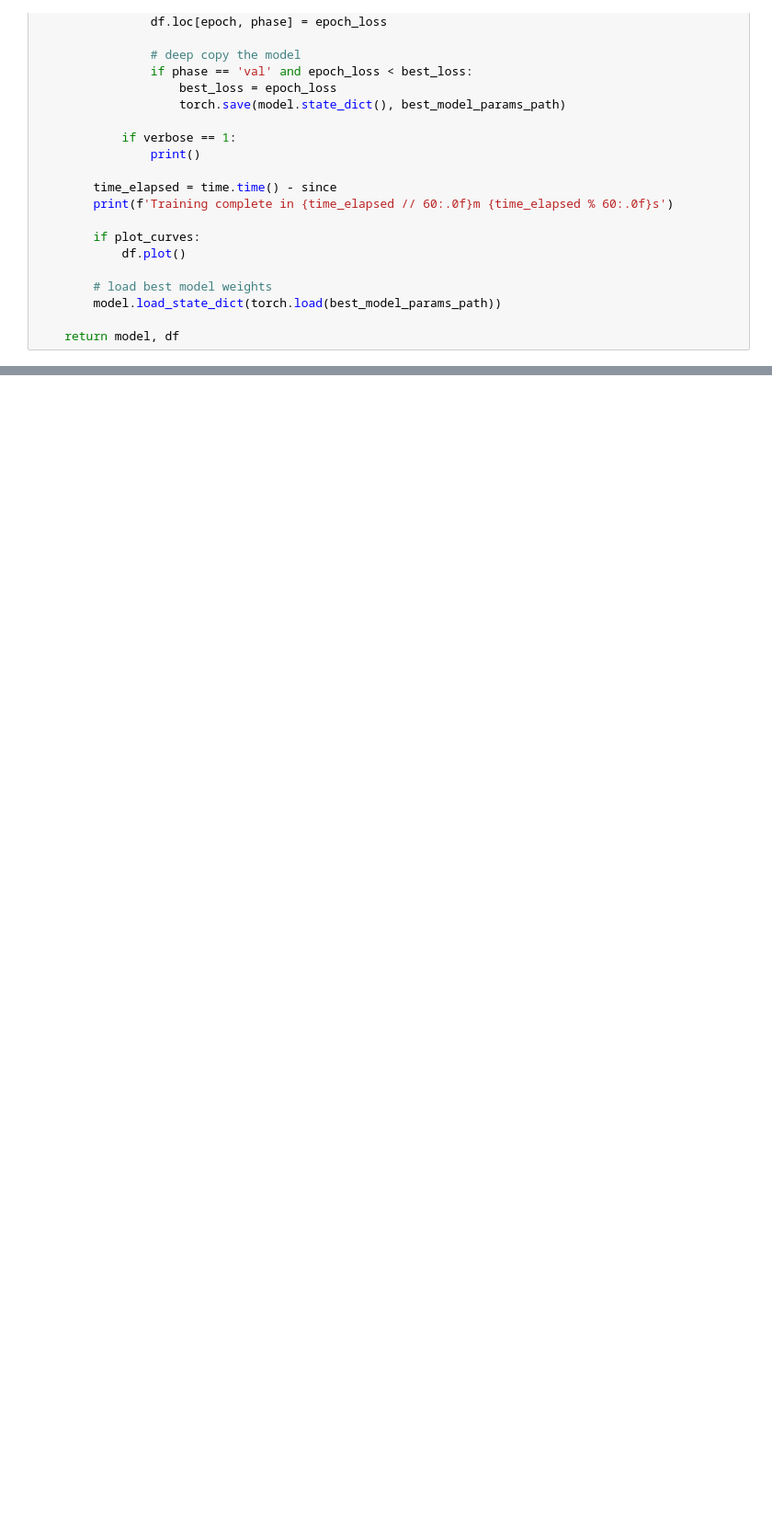
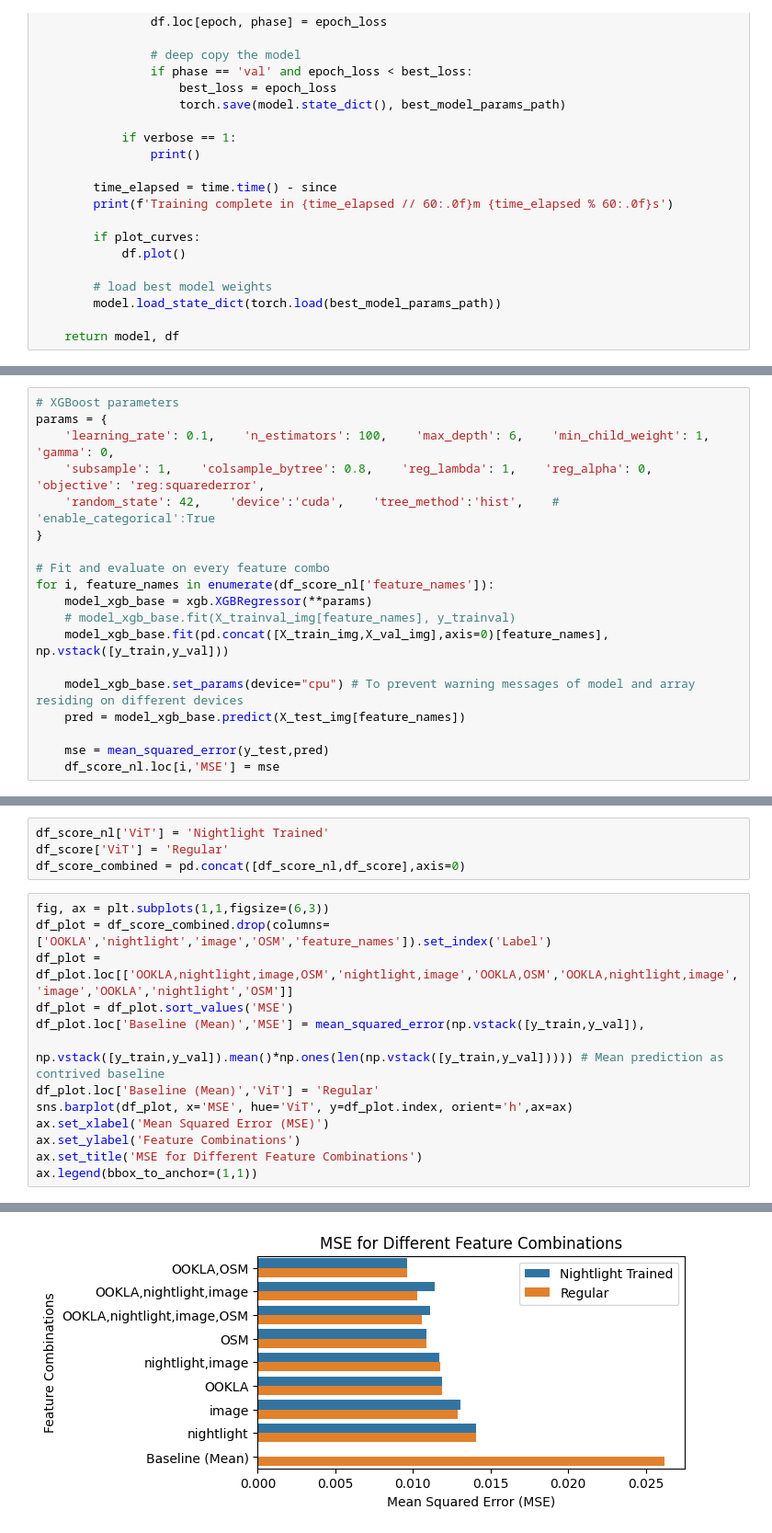
Before and after one commit to teofc111/poverty_mapping, a Jupyter notebook: poverty_mapping_pppp.ipynb, the cells around one changed output, grey strips where cells are left out. Shown at 92% size. Drawn from its saved outputs; the diff is of its cells as text; blank space fills up the shorter version.

```diff
--- a/poverty_mapping_pppp.ipynb
+++ b/poverty_mapping_pppp.ipynb
@@ -2956,0 +1288,19 @@ mean_squared_error(y_test,np.mean(np.hstack([y_train,y_val]))*np.ones(y_test.sha
+# %%
+# XGBoost parameters
+params = {
+    'learning_rate': 0.1,    'n_estimators': 100,    'max_depth': 6,    'min_child_weight': 1,    'gamma': 0,
+    'subsample': 1,    'colsample_bytree': 0.8,    'reg_lambda': 1,    'reg_alpha': 0,    'objective': 'reg:squarederror',
+    'random_state': 42,    'device':'cuda',    'tree_method':'hist',    # 'enable_categorical':True
+}
+
+# Fit and evaluate on every feature combo
+for i, feature_names in enumerate(df_score_nl['feature_names']):
+    model_xgb_base = xgb.XGBRegressor(**params)
+    # model_xgb_base.fit(X_trainval_img[feature_names], y_trainval)
+    model_xgb_base.fit(pd.concat([X_train_img,X_val_img],axis=0)[feature_names], np.vstack([y_train,y_val]))
+
+    model_xgb_base.set_params(device="cpu") # To prevent warning messages of model and array residing on different devices
+    pred = model_xgb_base.predict(X_test_img[feature_names])
+
+    mse = mean_squared_error(y_test,pred)
+    df_score_nl.loc[i,'MSE'] = mse
@@ -2956,0 +1309,18 @@ mean_squared_error(y_test,np.mean(np.hstack([y_train,y_val]))*np.ones(y_test.sha
+# %%
+df_score_nl['ViT'] = 'Nightlight Trained'
+df_score['ViT'] = 'Regular'
+df_score_combined = pd.concat([df_score_nl,df_score],axis=0)
+# %%
+fig, ax = plt.subplots(1,1,figsize=(6,3))
+df_plot = df_score_combined.drop(columns=['OOKLA','nightlight','image','OSM','feature_names']).set_index('Label')
+df_plot = df_plot.loc[['OOKLA,nightlight,image,OSM','nightlight,image','OOKLA,OSM','OOKLA,nightlight,image','image','OOKLA','nightlight','OSM']]
+df_plot = df_plot.sort_values('MSE')
+df_plot.loc['Baseline (Mean)','MSE'] = mean_squared_error(np.vstack([y_train,y_val]),
+                                                   np.vstack([y_train,y_val]).mean()*np.ones(len(np.vstack([y_train,y_val])))) # Mean prediction as contrived baseline
+df_plot.loc['Baseline (Mean)','ViT'] = 'Regular'
+sns.barplot(df_plot, x='MSE', hue='ViT', y=df_plot.index, orient='h',ax=ax)
+ax.set_xlabel('Mean Squared Error (MSE)')
+ax.set_ylabel('Feature Combinations')
+ax.set_title('MSE for Different Feature Combinations')
+ax.legend(bbox_to_anchor=(1,1))
+# %% [output]
@@ -2956,0 +1328 @@ mean_squared_error(y_test,np.mean(np.hstack([y_train,y_val]))*np.ones(y_test.sha
+[figure, added]
```
Also changed, not shown: parts of 217 cells of this notebook, 1 other file.
